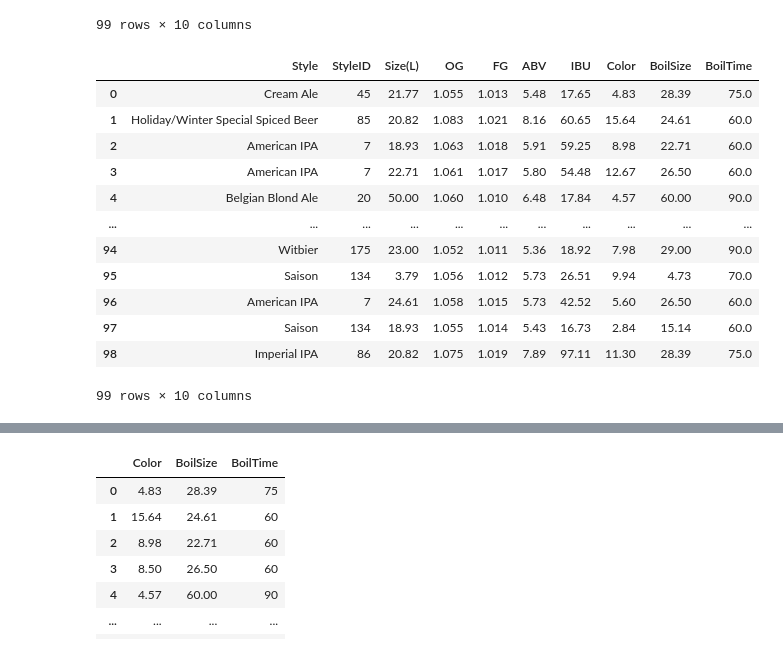
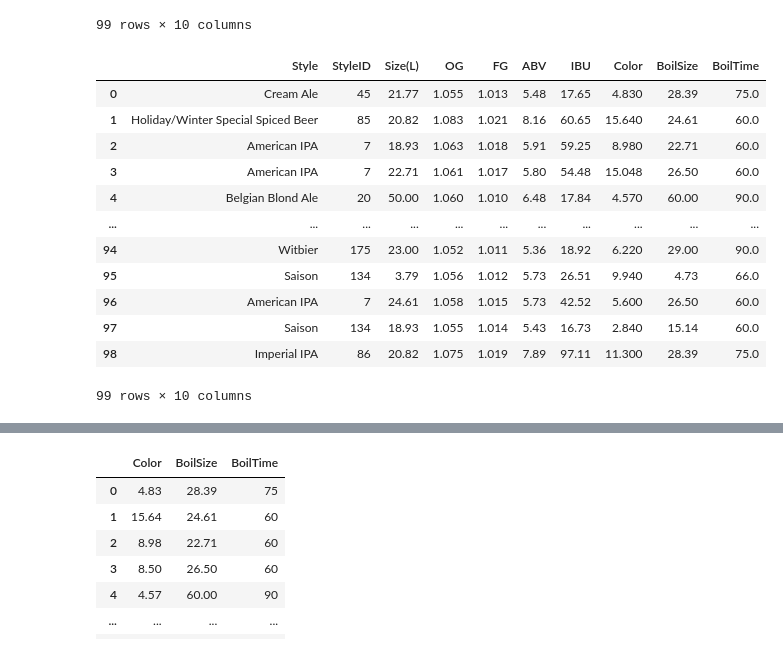
Before and after one commit to MalongSuper/Jupyter-Notebook, a Jupyter notebook: notebook_imputer.ipynb, the cells around one changed output, grey strips where cells are left out. Cells and saved outputs as stored; diff of their text form; code cells hidden in the pictures.

```diff
--- a/notebook_imputer.ipynb
+++ b/notebook_imputer.ipynb
@@ -82,27 +82,27 @@ imputed
 | 98 | Imperial IPA | 86 | 20.82 | 1.075 | 1.019 | 7.89 | 97.11 | 11.300000 | 28.390 | 75.000000 |
 99 rows × 10 columns
 # %%
-knn_imputer = KNNImputer(n_neighbors=3)
+knn_imputer = KNNImputer(n_neighbors=5)
 # Fit and transform only on the last 3 columns
 imputed_part = knn_imputer.fit_transform(recipe_missing[last_cols])
 # Replace only those columns in the original DataFrame
 recipe_imputed = recipe_missing.copy()
 recipe_imputed[last_cols] = imputed_part
 # Show the result
 recipe_imputed
 # %% [output]
 |  | Style | StyleID | Size(L) | OG | FG | ABV | IBU | Color | BoilSize | BoilTime |
-| 0 | Cream Ale | 45 | 21.77 | 1.055 | 1.013 | 5.48 | 17.65 | 4.83 | 28.39 | 75.0 |
-| 1 | Holiday/Winter Special Spiced Beer | 85 | 20.82 | 1.083 | 1.021 | 8.16 | 60.65 | 15.64 | 24.61 | 60.0 |
-| 2 | American IPA | 7 | 18.93 | 1.063 | 1.018 | 5.91 | 59.25 | 8.98 | 22.71 | 60.0 |
-| 3 | American IPA | 7 | 22.71 | 1.061 | 1.017 | 5.80 | 54.48 | 12.67 | 26.50 | 60.0 |
-| 4 | Belgian Blond Ale | 20 | 50.00 | 1.060 | 1.010 | 6.48 | 17.84 | 4.57 | 60.00 | 90.0 |
+| 0 | Cream Ale | 45 | 21.77 | 1.055 | 1.013 | 5.48 | 17.65 | 4.830 | 28.39 | 75.0 |
+| 1 | Holiday/Winter Special Spiced Beer | 85 | 20.82 | 1.083 | 1.021 | 8.16 | 60.65 | 15.640 | 24.61 | 60.0 |
+| 2 | American IPA | 7 | 18.93 | 1.063 | 1.018 | 5.91 | 59.25 | 8.980 | 22.71 | 60.0 |
+| 3 | American IPA | 7 | 22.71 | 1.061 | 1.017 | 5.80 | 54.48 | 15.048 | 26.50 | 60.0 |
+| 4 | Belgian Blond Ale | 20 | 50.00 | 1.060 | 1.010 | 6.48 | 17.84 | 4.570 | 60.00 | 90.0 |
 | ... | ... | ... | ... | ... | ... | ... | ... | ... | ... | ... |
-| 94 | Witbier | 175 | 23.00 | 1.052 | 1.011 | 5.36 | 18.92 | 7.98 | 29.00 | 90.0 |
-| 95 | Saison | 134 | 3.79 | 1.056 | 1.012 | 5.73 | 26.51 | 9.94 | 4.73 | 70.0 |
-| 96 | American IPA | 7 | 24.61 | 1.058 | 1.015 | 5.73 | 42.52 | 5.60 | 26.50 | 60.0 |
-| 97 | Saison | 134 | 18.93 | 1.055 | 1.014 | 5.43 | 16.73 | 2.84 | 15.14 | 60.0 |
-| 98 | Imperial IPA | 86 | 20.82 | 1.075 | 1.019 | 7.89 | 97.11 | 11.30 | 28.39 | 75.0 |
+| 94 | Witbier | 175 | 23.00 | 1.052 | 1.011 | 5.36 | 18.92 | 6.220 | 29.00 | 90.0 |
+| 95 | Saison | 134 | 3.79 | 1.056 | 1.012 | 5.73 | 26.51 | 9.940 | 4.73 | 66.0 |
+| 96 | American IPA | 7 | 24.61 | 1.058 | 1.015 | 5.73 | 42.52 | 5.600 | 26.50 | 60.0 |
+| 97 | Saison | 134 | 18.93 | 1.055 | 1.014 | 5.43 | 16.73 | 2.840 | 15.14 | 60.0 |
+| 98 | Imperial IPA | 86 | 20.82 | 1.075 | 1.019 | 7.89 | 97.11 | 11.300 | 28.39 | 75.0 |
 99 rows × 10 columns
 # %%
 # Get the last three columns
```
Also changed, not shown: parts of 13 cells of this notebook.
